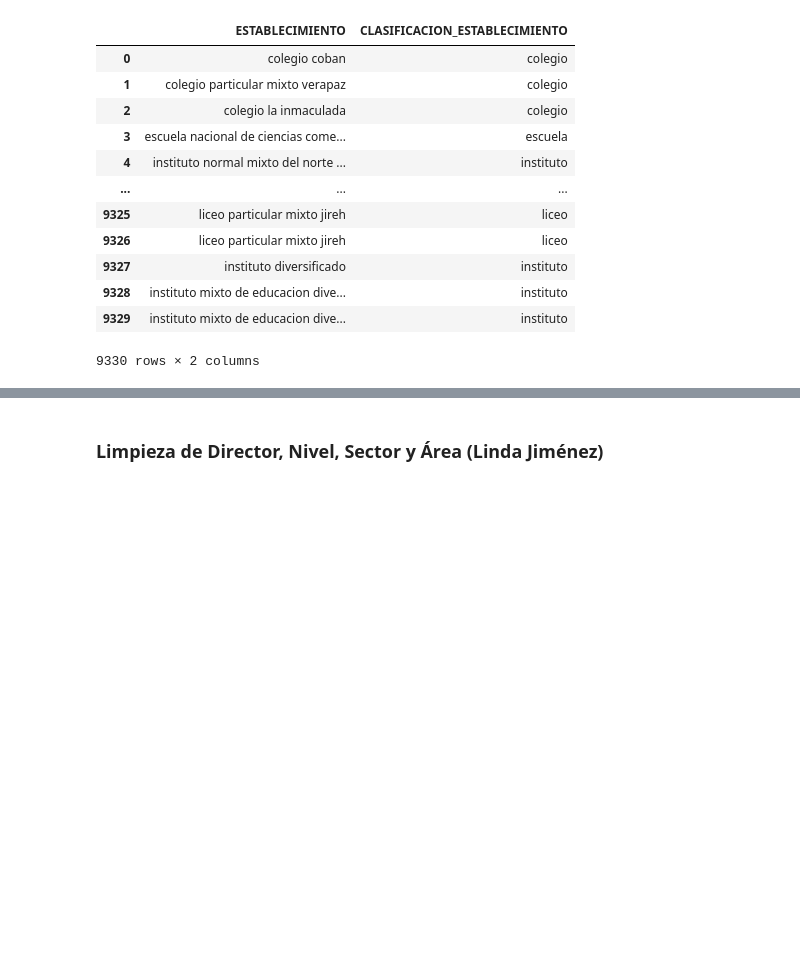
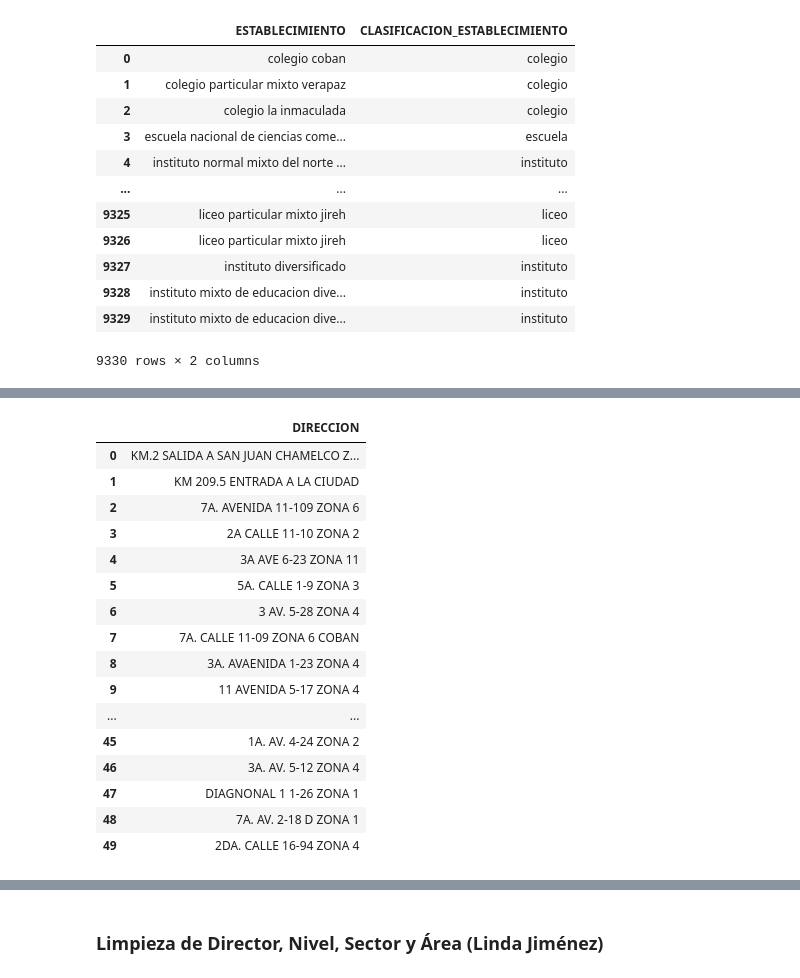
Before and after one commit to Dahernandezsilve/DataScience_Proyecto1, a Jupyter notebook: Proyecto01.ipynb, the cells around one changed output, grey strips where cells are left out. Saved outputs shown, nothing was run; the diff lists cells and outputs as text; code cells hidden in the pictures; blank space fills up the shorter version.

```diff
--- a/Proyecto01.ipynb
+++ b/Proyecto01.ipynb
@@ -550,0 +583,38 @@ dataFrame = dataFrame[columnas]
+# %%
+# Función para eliminar comillas y tildes
+def limpiar_texto_direccion(texto):
+    # Eliminar comillas simples y dobles
+    texto = texto.replace("'", "").replace('"', "")
+
+    # Sustituir letras con tilde por letras sin tilde
+    texto = unicodedata.normalize('NFKD', texto).encode('ASCII', 'ignore').decode('ASCII')
+
+    # Eliminar comillas alrededor del texto
+    if texto.startswith('"') and texto.endswith('"'):
+        texto = texto[1:-1]
+
+    return texto
+
+# Aplicar la función a la columna 'ESTABLECIMIENTO'
+dataFrame['DIRECCION'] = dataFrame['DIRECCION'].apply(limpiar_texto_direccion)
+
+# Verificar los cambios
+dataFrame[['DIRECCION']].head(50)
+# %% [output]
+|  | DIRECCION |
+| 0 | KM.2 SALIDA A SAN JUAN CHAMELCO Z... |
+| 1 | KM 209.5 ENTRADA A LA CIUDAD |
+| 2 | 7A. AVENIDA 11-109 ZONA 6 |
+| 3 | 2A CALLE 11-10 ZONA 2 |
+| 4 | 3A AVE 6-23 ZONA 11 |
+| 5 | 5A. CALLE 1-9 ZONA 3 |
+| 6 | 3 AV. 5-28 ZONA 4 |
+| 7 | 7A. CALLE 11-09 ZONA 6 COBAN |
+| 8 | 3A. AVAENIDA 1-23 ZONA 4 |
+| 9 | 11 AVENIDA 5-17 ZONA 4 |
+| ... | ... |
+| 45 | 1A. AV. 4-24 ZONA 2 |
+| 46 | 3A. AV. 5-12 ZONA 4 |
+| 47 | DIAGNONAL 1 1-26 ZONA 1 |
+| 48 | 7A. AV. 2-18 D ZONA 1 |
+| 49 | 2DA. CALLE 16-94 ZONA 4 |
```
Also changed, not shown: parts of 8 cells of this notebook, 1 other file.
